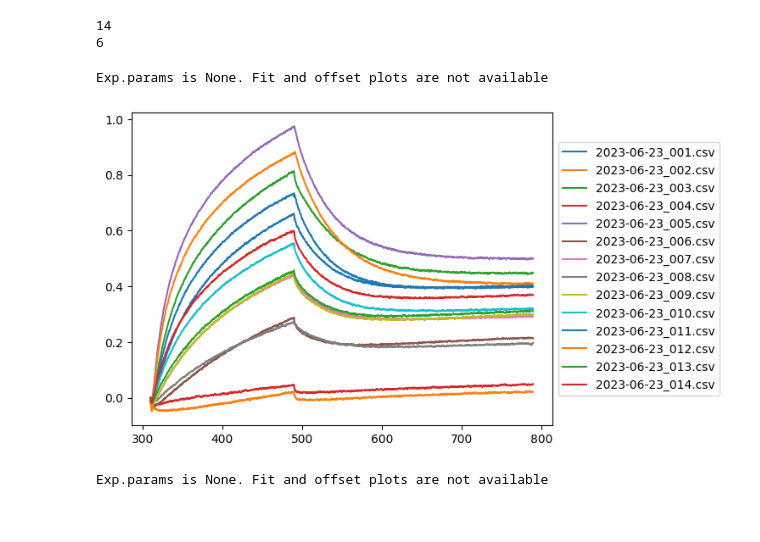
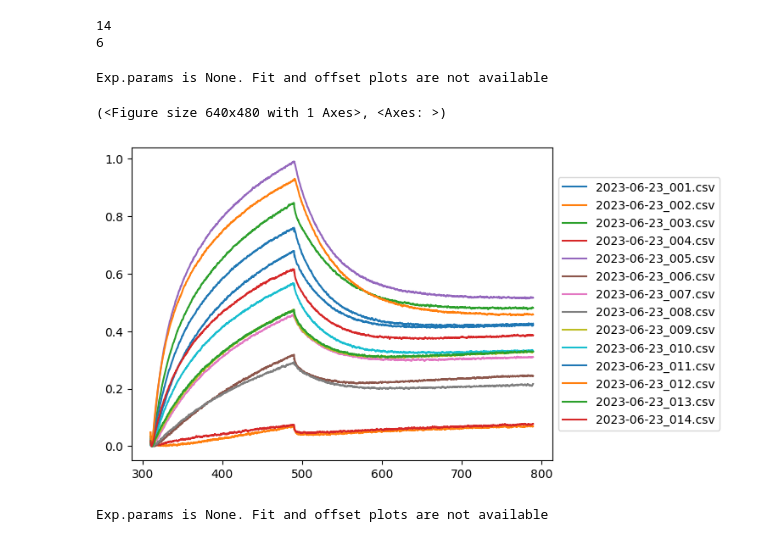
Before and after one commit to mtyras/BLI, a Jupyter notebook: analyze_$DCP2_DCP1_FL-bivalent.ipynb, the cells around one changed output. Cells and saved outputs as stored; diff of their text form; code cells hidden in the pictures.

```diff
--- a/analyze_$DCP2_DCP1_FL-bivalent.ipynb
+++ b/analyze_$DCP2_DCP1_FL-bivalent.ipynb
@@ -22,18 +22,28 @@ print(len(controls_fs))
 # %%
 exp = Exp()
 exp.load_bli_data(fs)
 exp.interstep_correction()
-exp.plot()
+
 
 #remove loading and baselines because you forgot to do that in exp class
 for ds in exp:
     s = ds.steps[0].start
     mask = ds.t >= s
     ds.response = ds.response[mask]
     ds.t = ds.t[mask]
+
+exp.interstep_correction()
+
+#correct vs min
+for ds in exp:
+    min_val = ds.response.min()
+    ds.response = ds.response - min_val
+
+exp.plot()
 # %% [output]
 Exp.params is None. Fit and offset plots are not available
+(<Figure size 640x480 with 1 Axes>, <Axes: >)
-[figure, old version]
+[figure, new version]
 # %%
 controls = Exp()
 controls.load_bli_data(controls_fs)
```
Also changed, not shown: parts of 8 cells of this notebook, 1 other file.
